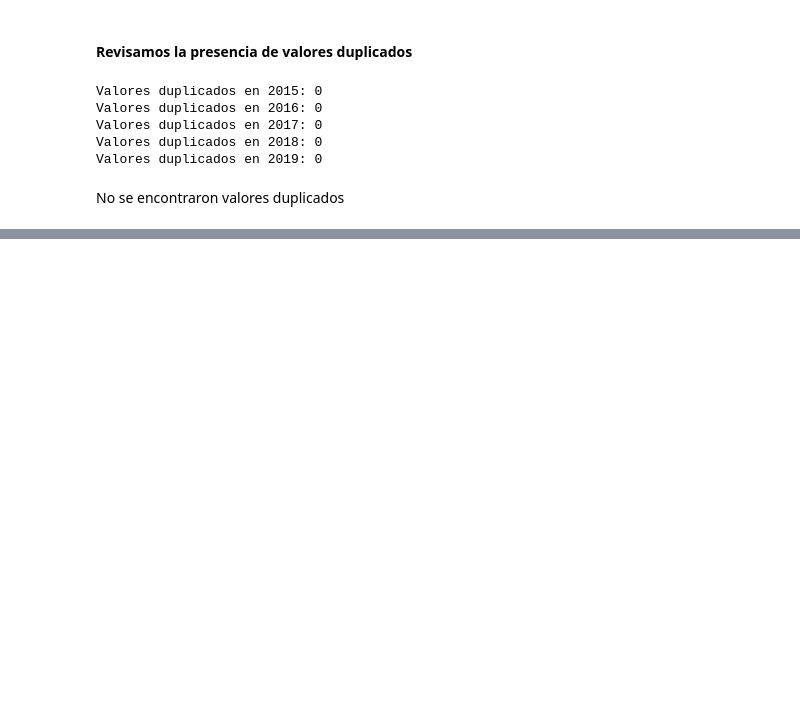
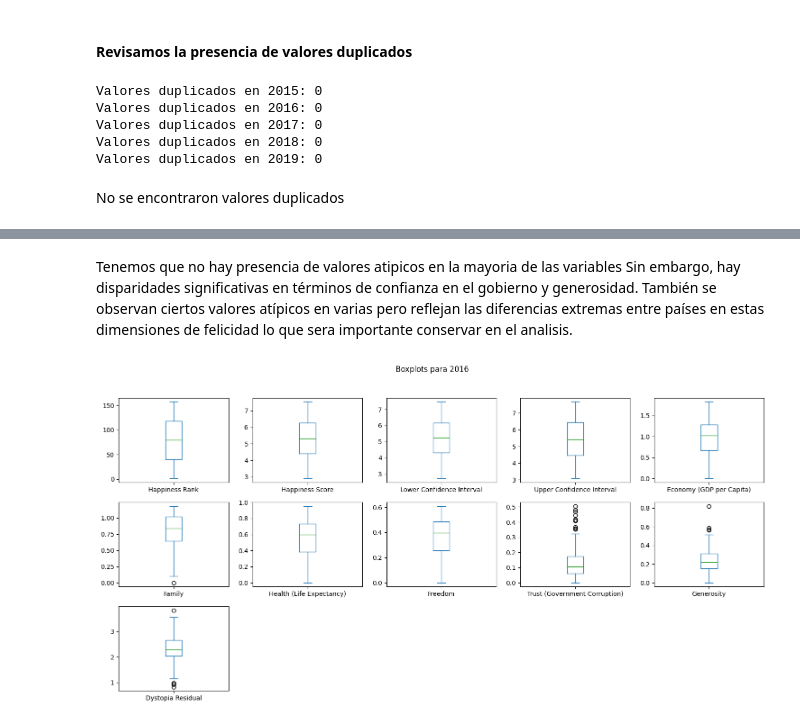
Before and after one commit to camilodelgado23/Analisis_y_Prediccion_indices_de_Felicidad, a Jupyter notebook: analisis_de_datos/E.D.A/E.D.A_datasets.ipynb, the cells around one changed output, grey strips where cells are left out. Drawn from its saved outputs; the diff is of its cells as text; code cells hidden in the pictures; blank space fills up the shorter version.

```diff
--- a/analisis_de_datos/E.D.A/E.D.A_datasets.ipynb
+++ b/analisis_de_datos/E.D.A/E.D.A_datasets.ipynb
@@ -323,0 +336,6 @@ No se encontraron valores duplicados
+# %% [markdown]
+Tenemos que no hay presencia de valores atipicos en la mayoria de las variables Sin embargo, hay disparidades significativas en términos de confianza en el gobierno y generosidad. También se observan ciertos valores atípicos en varias pero reflejan las diferencias extremas entre países en estas dimensiones de felicidad lo que sera importante conservar en el analisis.
+# %%
+plot_boxplots(data_2016, "2016")
+# %% [output]
+[figure, added]
```
Also changed, not shown: parts of 44 cells of this notebook, 1 other file.
